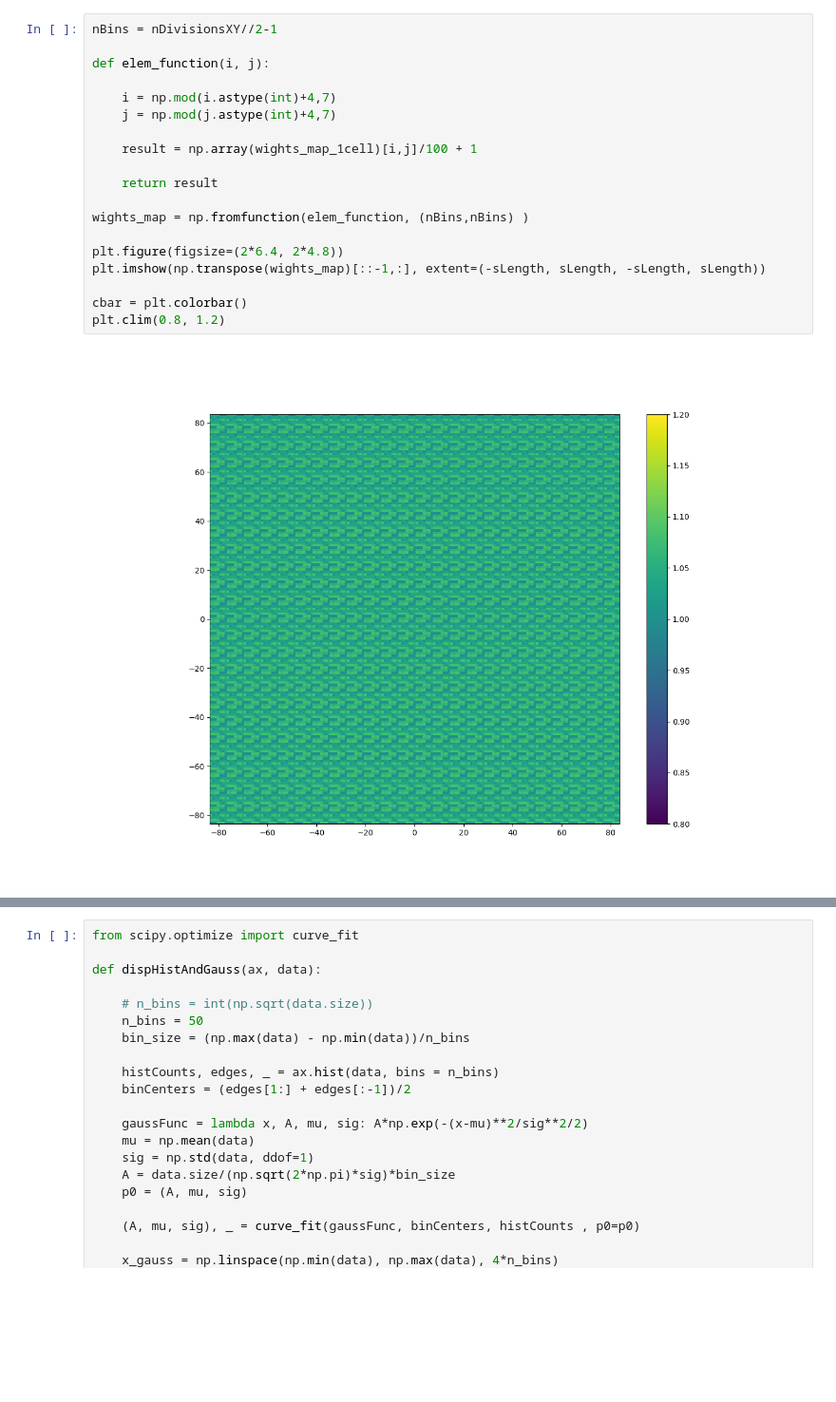
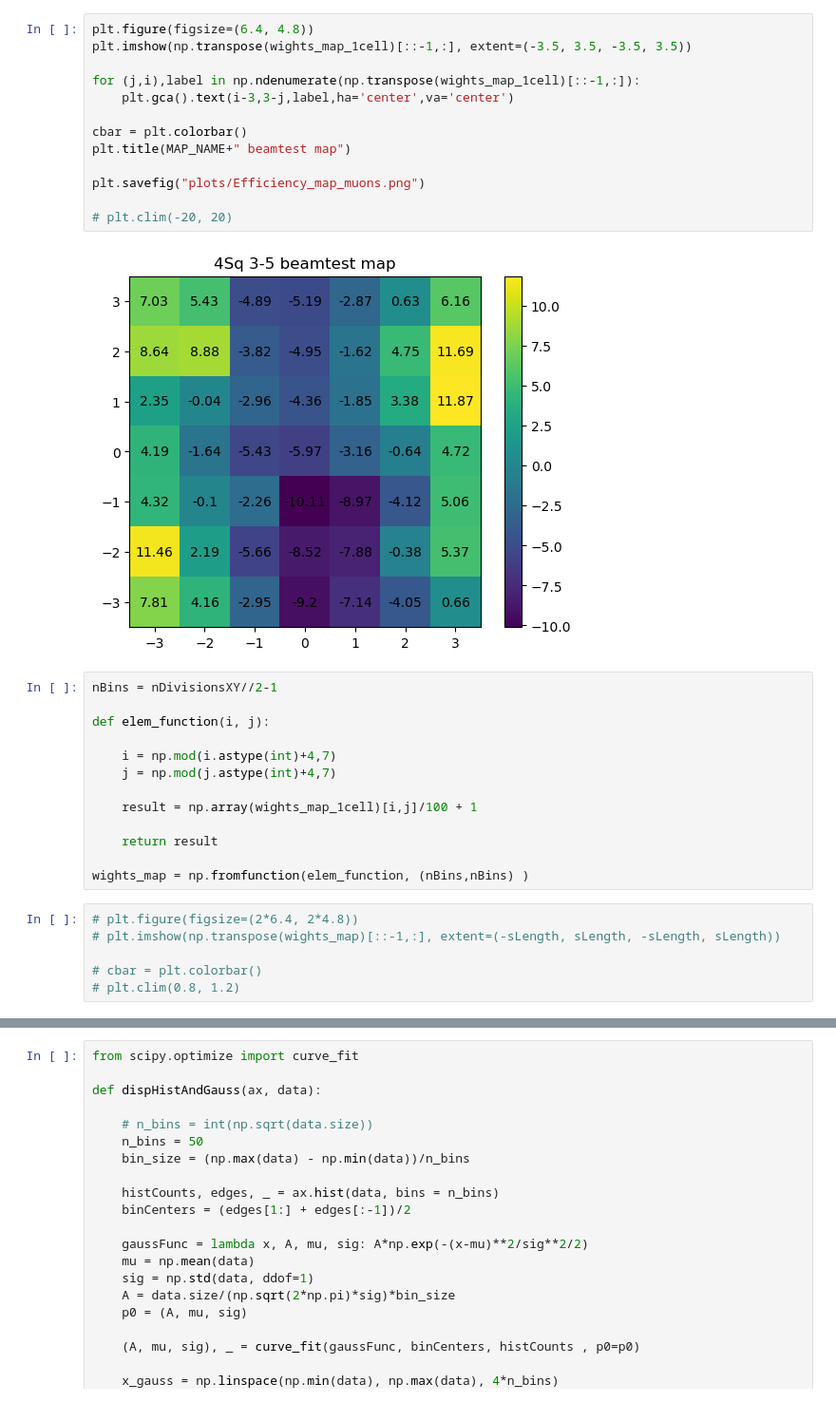
Before and after one commit to Denys-Klekots/GRAiNITA_testbeam, a Jupyter notebook: non-uniformity_analysis.ipynb, the cells around one changed output, grey strips where cells are left out. Shown at 95% size. Drawn from its saved outputs; the diff is of its cells as text; blank space fills up the shorter version.

```diff
--- a/non-uniformity_analysis.ipynb
+++ b/non-uniformity_analysis.ipynb
@@ -183,3 +158,18 @@ cbar = plt.colorbar()
+# %%
+plt.figure(figsize=(6.4, 4.8))
+plt.imshow(np.transpose(wights_map_1cell)[::-1,:], extent=(-3.5, 3.5, -3.5, 3.5))
+
+for (j,i),label in np.ndenumerate(np.transpose(wights_map_1cell)[::-1,:]):
+    plt.gca().text(i-3,3-j,label,ha='center',va='center')
+
+cbar = plt.colorbar()
+plt.title(MAP_NAME+" beamtest map")
+
+plt.savefig("plots/Efficiency_map_muons.png")
+
+# plt.clim(-20, 20)
+# %% [output]
+[figure, added]
 # %%
 nBins = nDivisionsXY//2-1
 
@@ -193,12 +183,10 @@ def elem_function(i, j):
     return result
 
 wights_map = np.fromfunction(elem_function, (nBins,nBins) )
-
-plt.figure(figsize=(2*6.4, 2*4.8))
-plt.imshow(np.transpose(wights_map)[::-1,:], extent=(-sLength, sLength, -sLength, sLength))
-
-cbar = plt.colorbar()
-plt.clim(0.8, 1.2)
-# %% [output]
-[figure, removed]
+# %%
+# plt.figure(figsize=(2*6.4, 2*4.8))
+# plt.imshow(np.transpose(wights_map)[::-1,:], extent=(-sLength, sLength, -sLength, sLength))
+
+# cbar = plt.colorbar()
+# plt.clim(0.8, 1.2)
 # %%
```
Also changed, not shown: parts of 11 cells of this notebook, 2 other files.
